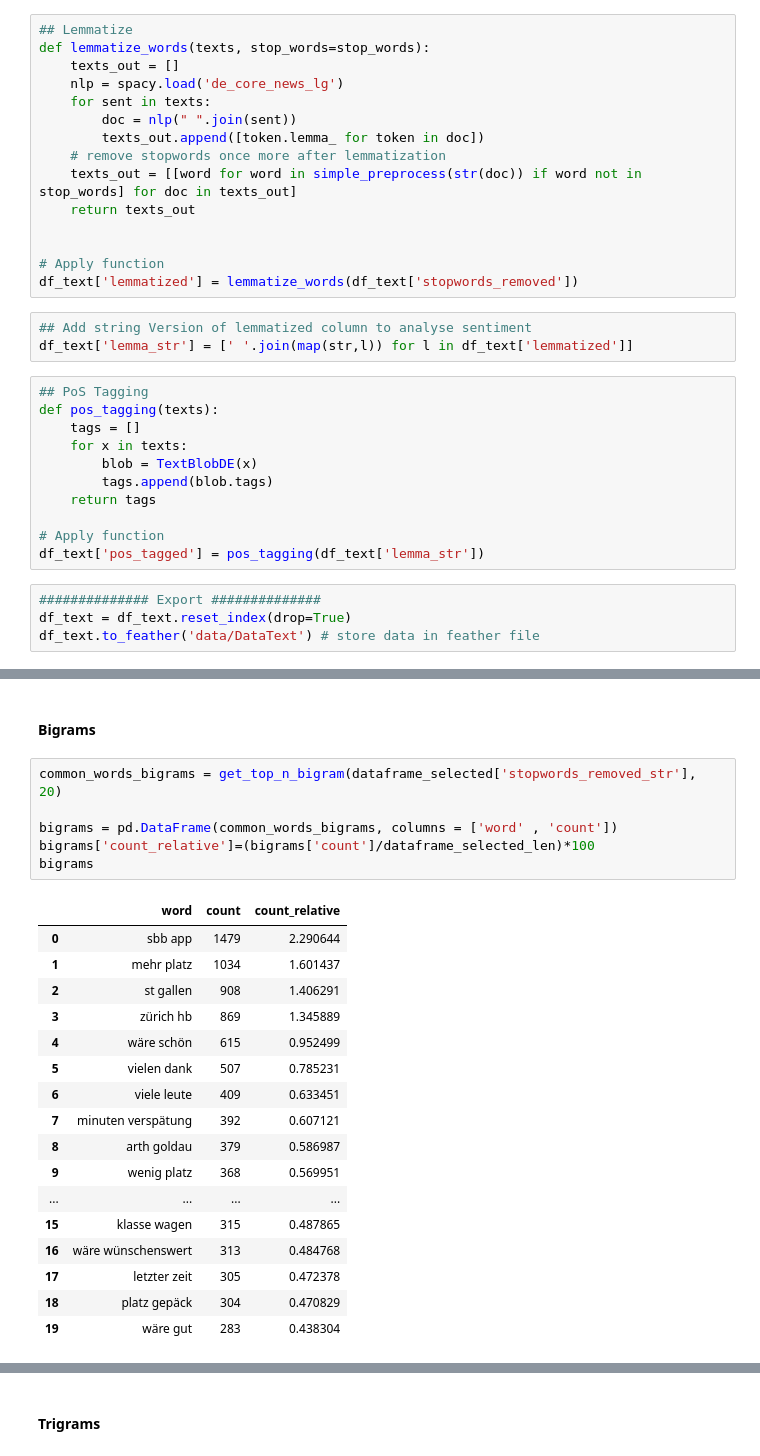
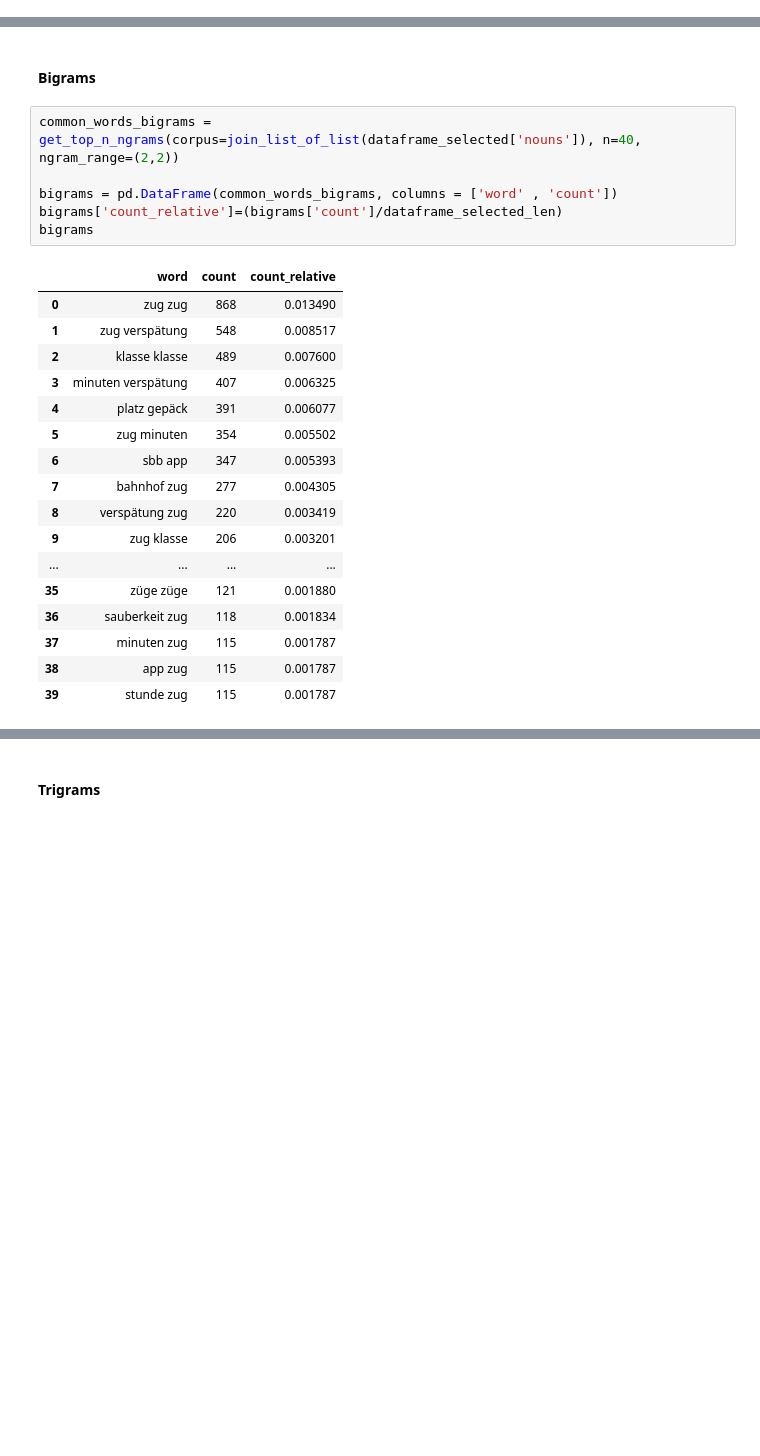
Before and after one commit to Faices/nlp-satisfaction, a Jupyter notebook: 03-EDA.ipynb, the cells around one changed output, grey strips where cells are left out. Saved outputs shown, nothing was run; the diff lists cells and outputs as text; blank space fills up the shorter version.

```diff
--- a/03-EDA.ipynb
+++ b/03-EDA.ipynb
@@ -418,33 +381,0 @@ df_text['stopwords_removed_str'] = [' '.join(map(str,l)) for l in df_text['stopw
-# %%
-## Lemmatize
-def lemmatize_words(texts, stop_words=stop_words):
-    texts_out = []
-    nlp = spacy.load('de_core_news_lg')
-    for sent in texts:
-        doc = nlp(" ".join(sent))
-        texts_out.append([token.lemma_ for token in doc])
-    # remove stopwords once more after lemmatization
-    texts_out = [[word for word in simple_preprocess(str(doc)) if word not in stop_words] for doc in texts_out]
-    return texts_out
-
-
-# Apply function
-df_text['lemmatized'] = lemmatize_words(df_text['stopwords_removed'])
-# %%
-## Add string Version of lemmatized column to analyse sentiment
-df_text['lemma_str'] = [' '.join(map(str,l)) for l in df_text['lemmatized']]
-# %%
-## PoS Tagging
-def pos_tagging(texts):
-    tags = []
-    for x in texts:
-        blob = TextBlobDE(x)
-        tags.append(blob.tags)
-    return tags
-
-# Apply function
-df_text['pos_tagged'] = pos_tagging(df_text['lemma_str'])
-# %%
-############## Export ##############
-df_text = df_text.reset_index(drop=True)
-df_text.to_feather('data/DataText') # store data in feather file
@@ -517,27 +467,27 @@ pio.write_image(fig,"images/fig-Unigrams-"+label_plots+"-barchart.svg") #save fi
 # %% [markdown]
 #### Bigrams
 # %%
-common_words_bigrams = get_top_n_bigram(dataframe_selected['stopwords_removed_str'], 20)
+common_words_bigrams = get_top_n_ngrams(corpus=join_list_of_list(dataframe_selected['nouns']), n=40, ngram_range=(2,2))
 
 bigrams = pd.DataFrame(common_words_bigrams, columns = ['word' , 'count'])
-bigrams['count_relative']=(bigrams['count']/dataframe_selected_len)*100
+bigrams['count_relative']=(bigrams['count']/dataframe_selected_len)
 bigrams
 # %% [output]
 |  | word | count | count_relative |
-| 0 | sbb app | 1479 | 2.290644 |
-| 1 | mehr platz | 1034 | 1.601437 |
-| 2 | st gallen | 908 | 1.406291 |
-| 3 | zürich hb | 869 | 1.345889 |
-| 4 | wäre schön | 615 | 0.952499 |
-| 5 | vielen dank | 507 | 0.785231 |
-| 6 | viele leute | 409 | 0.633451 |
-| 7 | minuten verspätung | 392 | 0.607121 |
-| 8 | arth goldau | 379 | 0.586987 |
-| 9 | wenig platz | 368 | 0.569951 |
+| 0 | zug zug | 868 | 0.013490 |
+| 1 | zug verspätung | 548 | 0.008517 |
+| 2 | klasse klasse | 489 | 0.007600 |
+| 3 | minuten verspätung | 407 | 0.006325 |
+| 4 | platz gepäck | 391 | 0.006077 |
+| 5 | zug minuten | 354 | 0.005502 |
+| 6 | sbb app | 347 | 0.005393 |
+| 7 | bahnhof zug | 277 | 0.004305 |
+| 8 | verspätung zug | 220 | 0.003419 |
+| 9 | zug klasse | 206 | 0.003201 |
 | ... | ... | ... | ... |
-| 15 | klasse wagen | 315 | 0.487865 |
-| 16 | wäre wünschenswert | 313 | 0.484768 |
-| 17 | letzter zeit | 305 | 0.472378 |
-| 18 | platz gepäck | 304 | 0.470829 |
-| 19 | wäre gut | 283 | 0.438304 |
+| 35 | züge züge | 121 | 0.001880 |
+| 36 | sauberkeit zug | 118 | 0.001834 |
+| 37 | minuten zug | 115 | 0.001787 |
+| 38 | app zug | 115 | 0.001787 |
+| 39 | stunde zug | 115 | 0.001787 |
 # %%
```
Also changed, not shown: parts of 44 cells of this notebook, 31 other files.
